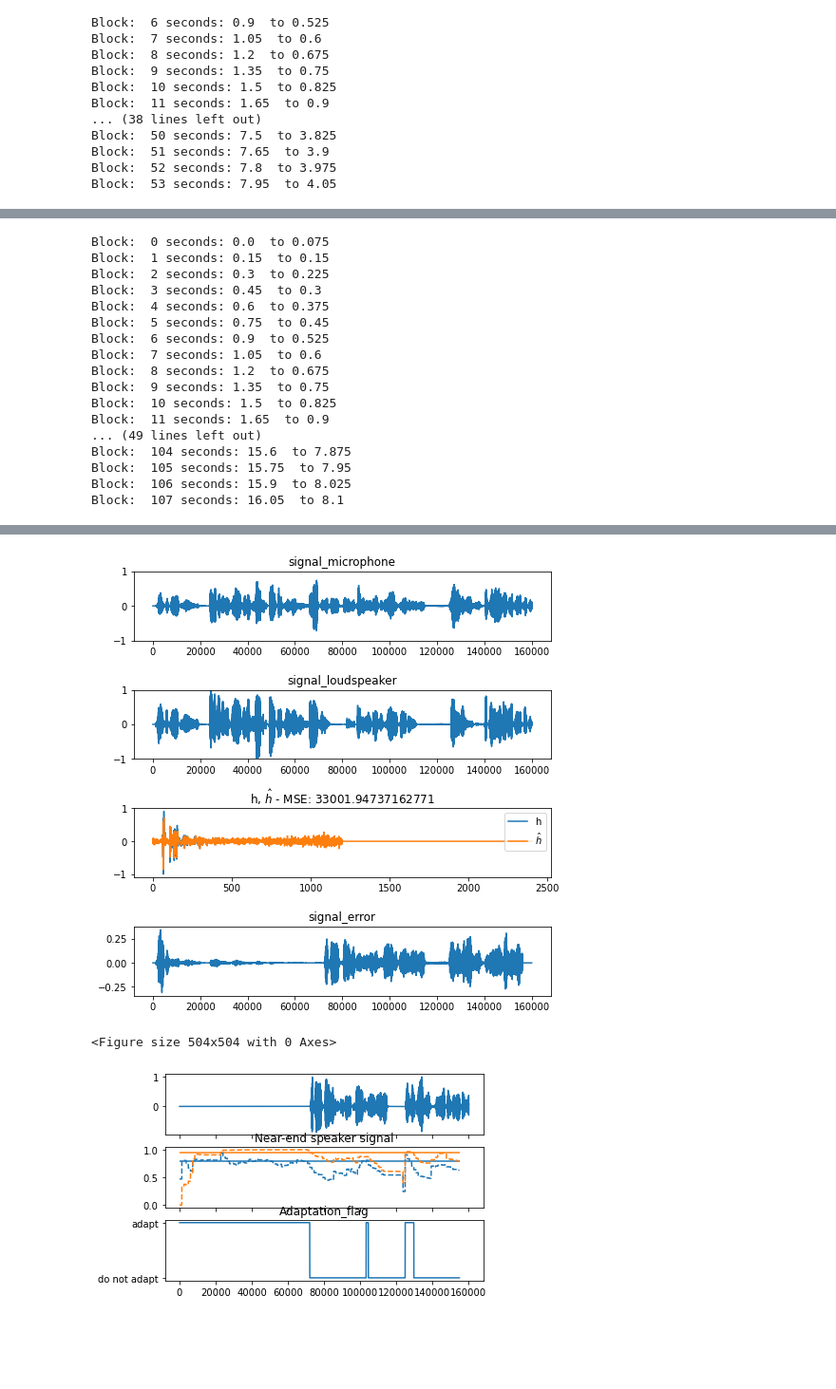
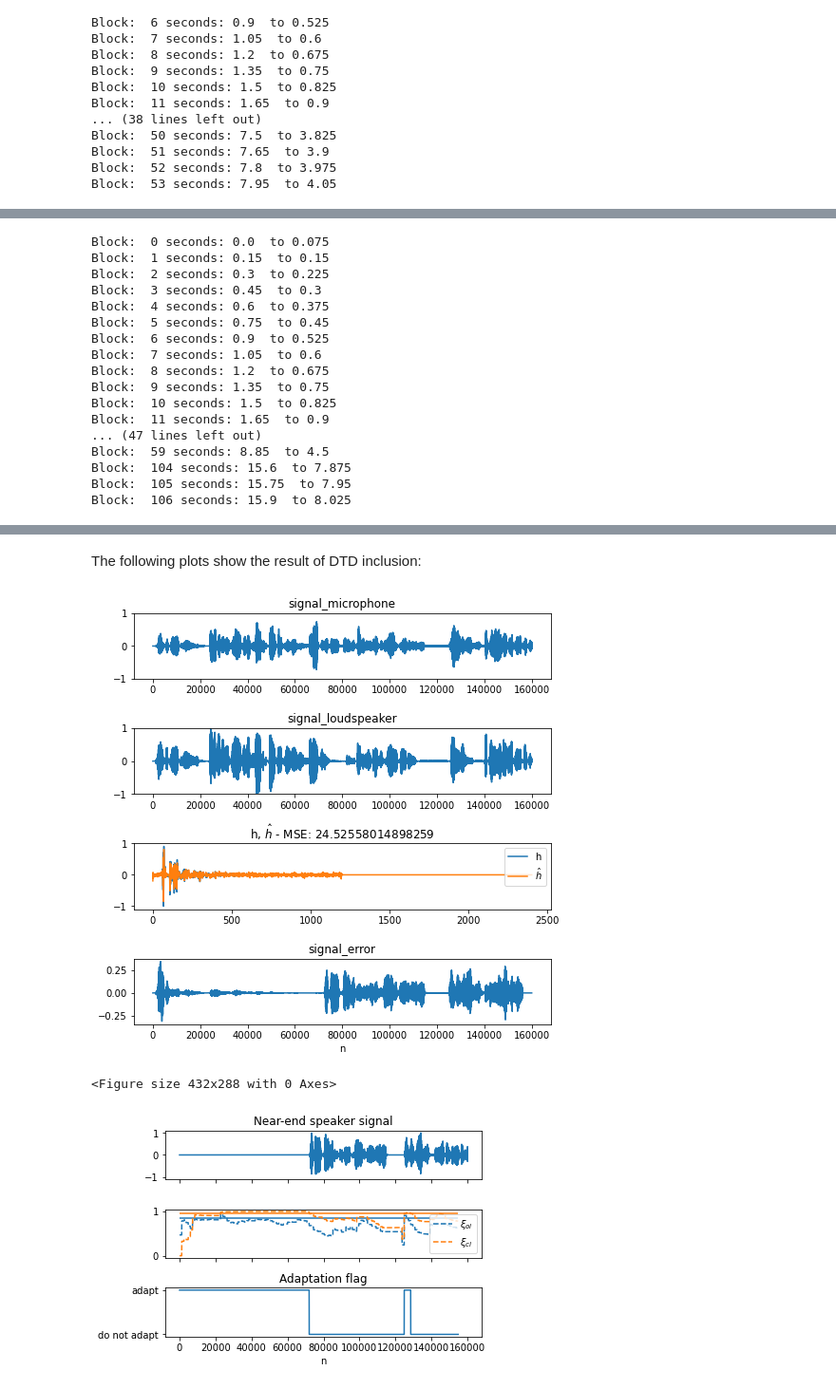
Before and after one commit to JanWilczek/fdaf-double-talk-detector, a Jupyter notebook: Code/fdaf.ipynb, the cells around one changed output, grey strips where cells are left out. Shown at 95% size. Drawn from its saved outputs; the diff is of its cells as text; code cells hidden in the pictures; blank space fills up the shorter version.

```diff
--- a/Code/fdaf.ipynb
+++ b/Code/fdaf.ipynb
@@ -222,7 +219,7 @@ We have implemented the algorithm just the same as described in Shynk [1]. For t
 # %%
 fi = np.asarray([[4,10]])*2*rate
-block_length = 1200
-e, y, H, p, _, _, _ = FDAF_OS(signal_loudspeaker,signal_microphone, M=2*block_length, S=block_length, freeze_index=fi)
+N = 1200
+e, y, H, p, _, _, _ = FDAF_OS(signal_loudspeaker,signal_microphone, M=2*N, S=N, freeze_index=fi)
 # %% [output]
 Block:  0 seconds: 0.0  to 0.075
 Block:  1 seconds: 0.15  to 0.15
@@ -265,9 +262,9 @@ The table below summarizes chosen parameter values, which resulted from experime
 |$T_{cl}$| $0.95$  |
 # %%
-T_ol = 0.8
+T_ol = 0.85
 T_cl = 0.95
 e, y, H, p, open_loop_xis, closed_loop_xis, adapt_flag = FDAF_OS(signal_loudspeaker, signal_microphone, \
-                                                                 M=2*block_length, S=block_length, \
+                                                                 M=2*N, S=N, \
                                                                  open_loop_threshold=T_ol, closed_loop_threshold=T_cl, \
                                                                  lambda_coherence=0.8)
 # %% [output]
@@ -283,21 +280,23 @@ Block:  8 seconds: 1.2  to 0.675
 Block:  9 seconds: 1.35  to 0.75
 Block:  10 seconds: 1.5  to 0.825
 Block:  11 seconds: 1.65  to 0.9
-... (49 lines left out)
+... (47 lines left out)
+Block:  59 seconds: 8.85  to 4.5
 Block:  104 seconds: 15.6  to 7.875
 Block:  105 seconds: 15.75  to 7.95
 Block:  106 seconds: 15.9  to 8.025
-Block:  107 seconds: 16.05  to 8.1
 # %%
 ipd.Audio(e.ravel(),rate=rate)
 # %% [output]
 [interactive output not drawn]
+# %% [markdown]
+The following plots show the result of DTD inclusion:
 # %%
 plot_signals(signal_microphone, signal_loudspeaker, impulse_response, e, np.pi*fft.ifft(H.ravel()).real, 1200)
 # %% [output]
-[figure, old version]
+[figure, new version]
 # %%
-plot_dtd_results(near_end, block_length, open_loop_xis, closed_loop_xis, T_ol, T_cl, adapt_flag)
+plot_dtd_results(near_end, N, open_loop_xis, closed_loop_xis, T_ol, T_cl, adapt_flag)
 # %% [output]
-<Figure size 504x504 with 0 Axes>
+<Figure size 432x288 with 0 Axes>
-[figure, old version]
+[figure, new version]
```
Also changed, not shown: parts of 15 cells of this notebook, 1 other file.
